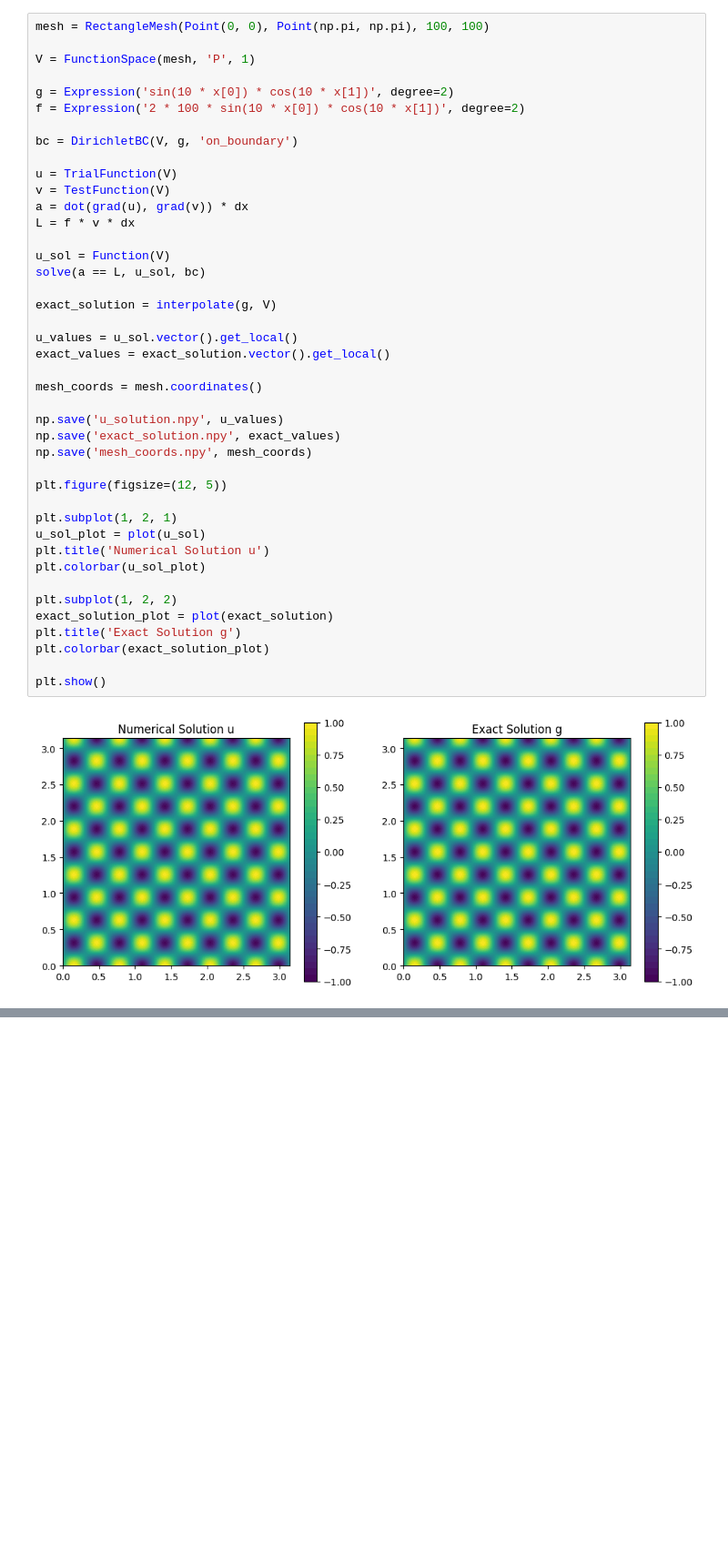
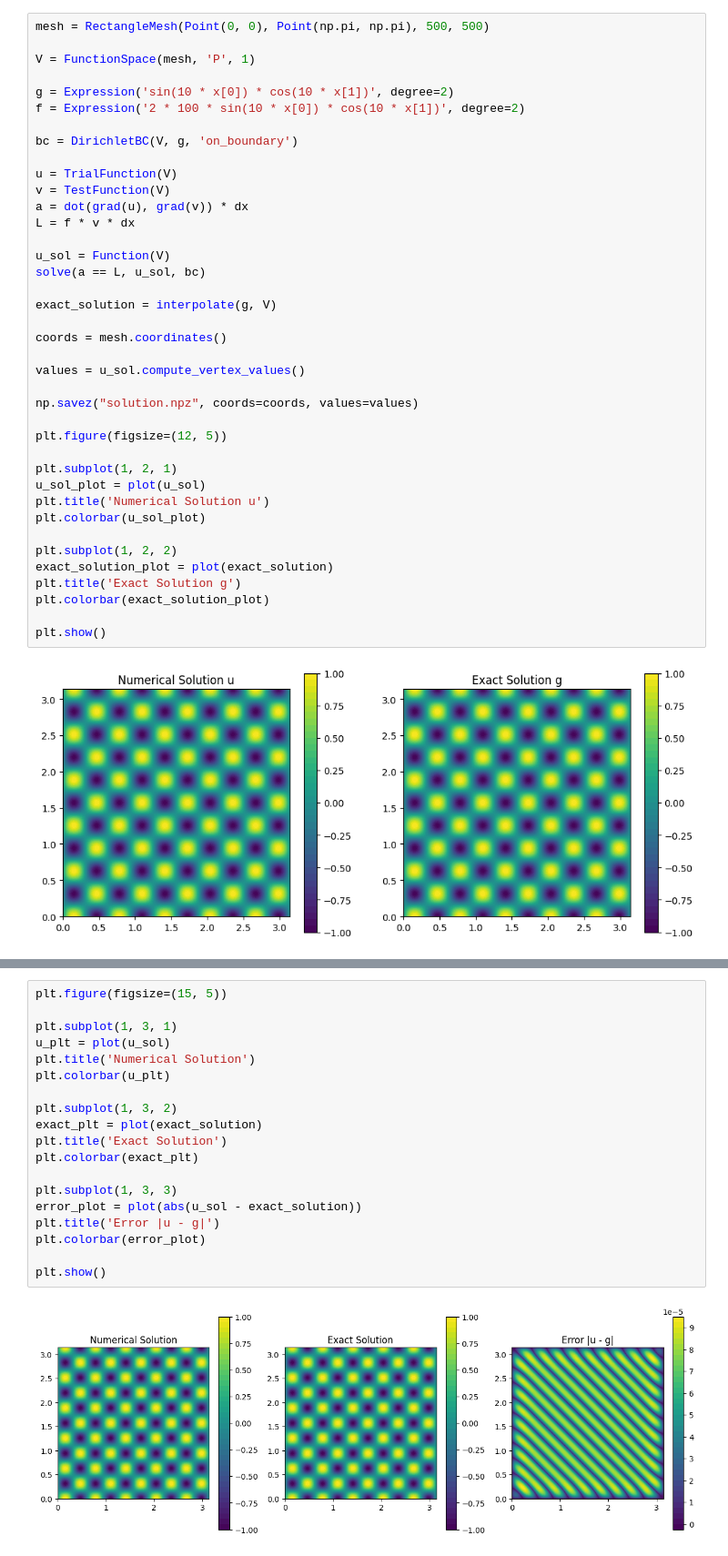
Before and after one commit to TerraFlexer/kt_matmodel_2025, a Jupyter notebook: Task_1/Task_1_Part_4.ipynb, the cells around one changed output, grey strips where cells are left out. Shown at 91% size. Saved outputs shown, nothing was run; the diff lists cells and outputs as text; blank space fills up the shorter version.

```diff
--- a/Task_1/Task_1_Part_4.ipynb
+++ b/Task_1/Task_1_Part_4.ipynb
@@ -50,7 +50,7 @@ import numpy as np
 import matplotlib.pyplot as plt
 from dolfin import *
 # %%
-mesh = RectangleMesh(Point(0, 0), Point(np.pi, np.pi), 100, 100)
+mesh = RectangleMesh(Point(0, 0), Point(np.pi, np.pi), 500, 500)
 
 V = FunctionSpace(mesh, 'P', 1)
 
@@ -69,14 +69,11 @@ solve(a == L, u_sol, bc)
 
 exact_solution = interpolate(g, V)
 
-u_values = u_sol.vector().get_local()
-exact_values = exact_solution.vector().get_local()
+coords = mesh.coordinates()
 
-mesh_coords = mesh.coordinates()
+values = u_sol.compute_vertex_values()
 
-np.save('u_solution.npy', u_values)
-np.save('exact_solution.npy', exact_values)
-np.save('mesh_coords.npy', mesh_coords)
+np.savez("solution.npz", coords=coords, values=values)
 
 plt.figure(figsize=(12, 5))
 
@@ -95,0 +128,21 @@ plt.show()
+# %%
+plt.figure(figsize=(15, 5))
+
+plt.subplot(1, 3, 1)
+u_plt = plot(u_sol)
+plt.title('Numerical Solution')
+plt.colorbar(u_plt)
+
+plt.subplot(1, 3, 2)
+exact_plt = plot(exact_solution)
+plt.title('Exact Solution')
+plt.colorbar(exact_plt)
+
+plt.subplot(1, 3, 3)
+error_plot = plot(abs(u_sol - exact_solution))
+plt.title('Error |u - g|')
+plt.colorbar(error_plot)
+
+plt.show()
+# %% [output]
+[figure, added]
```
Also changed, not shown: parts of 5 cells of this notebook.
